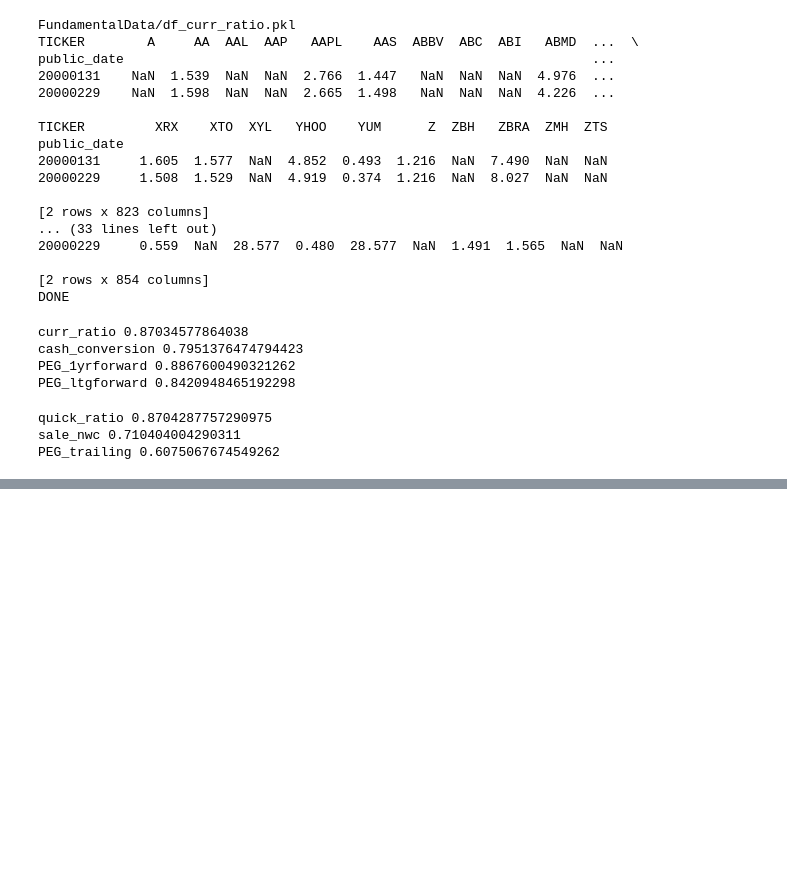
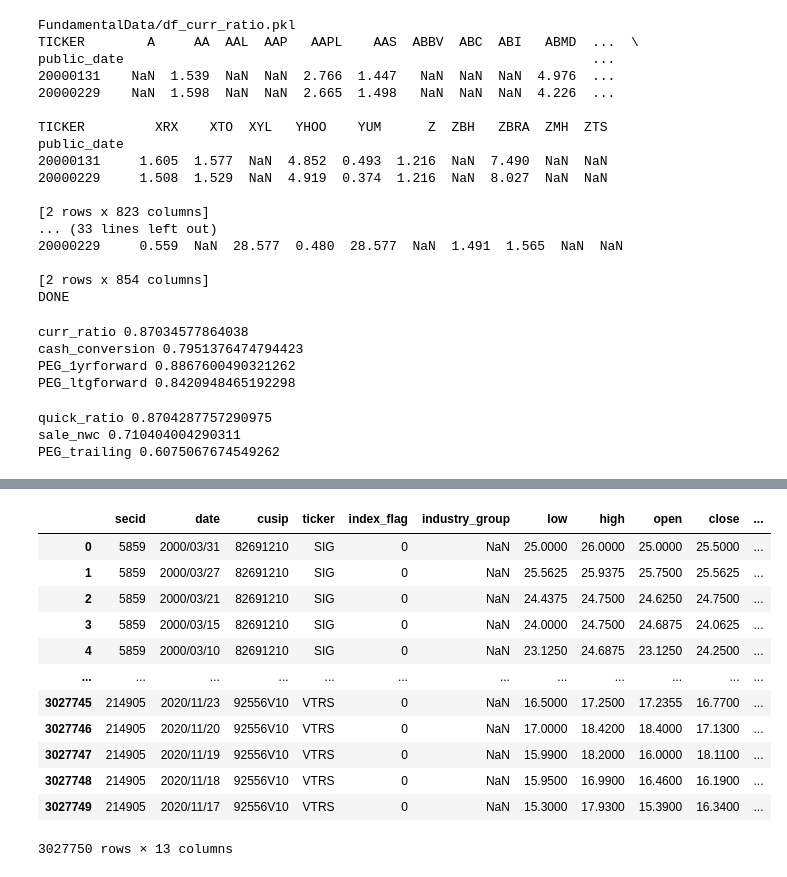
Before and after one commit to pyliut/CSMOM_HT22, a Jupyter notebook: DataFormatting_TomLiu.ipynb, the cells around one changed output, grey strips where cells are left out. Cells and saved outputs as stored; diff of their text form; code cells hidden in the pictures; blank space fills up the shorter version.

```diff
--- a/DataFormatting_TomLiu.ipynb
+++ b/DataFormatting_TomLiu.ipynb
@@ -390,0 +463,17 @@ PEG_trailing 0.6075067674549262
+# %%
+df_PriceData = pd.read_csv("MarketData/SPX_PriceData.csv")
+df_PriceData
+# %% [output]
+|  | secid | date | cusip | ticker | index_flag | industry_group | low | high | open | close | ... |
+| 0 | 5859 | 2000/03/31 | 82691210 | SIG | 0 | NaN | 25.0000 | 26.0000 | 25.0000 | 25.5000 | ... |
+| 1 | 5859 | 2000/03/27 | 82691210 | SIG | 0 | NaN | 25.5625 | 25.9375 | 25.7500 | 25.5625 | ... |
+| 2 | 5859 | 2000/03/21 | 82691210 | SIG | 0 | NaN | 24.4375 | 24.7500 | 24.6250 | 24.7500 | ... |
+| 3 | 5859 | 2000/03/15 | 82691210 | SIG | 0 | NaN | 24.0000 | 24.7500 | 24.6875 | 24.0625 | ... |
+| 4 | 5859 | 2000/03/10 | 82691210 | SIG | 0 | NaN | 23.1250 | 24.6875 | 23.1250 | 24.2500 | ... |
+| ... | ... | ... | ... | ... | ... | ... | ... | ... | ... | ... | ... |
+| 3027745 | 214905 | 2020/11/23 | 92556V10 | VTRS | 0 | NaN | 16.5000 | 17.2500 | 17.2355 | 16.7700 | ... |
+| 3027746 | 214905 | 2020/11/20 | 92556V10 | VTRS | 0 | NaN | 17.0000 | 18.4200 | 18.4000 | 17.1300 | ... |
+| 3027747 | 214905 | 2020/11/19 | 92556V10 | VTRS | 0 | NaN | 15.9900 | 18.2000 | 16.0000 | 18.1100 | ... |
+| 3027748 | 214905 | 2020/11/18 | 92556V10 | VTRS | 0 | NaN | 15.9500 | 16.9900 | 16.4600 | 16.1900 | ... |
+| 3027749 | 214905 | 2020/11/17 | 92556V10 | VTRS | 0 | NaN | 15.3000 | 17.9300 | 15.3900 | 16.3400 | ... |
+3027750 rows × 13 columns
```
Also changed, not shown: parts of 18 cells of this notebook.
